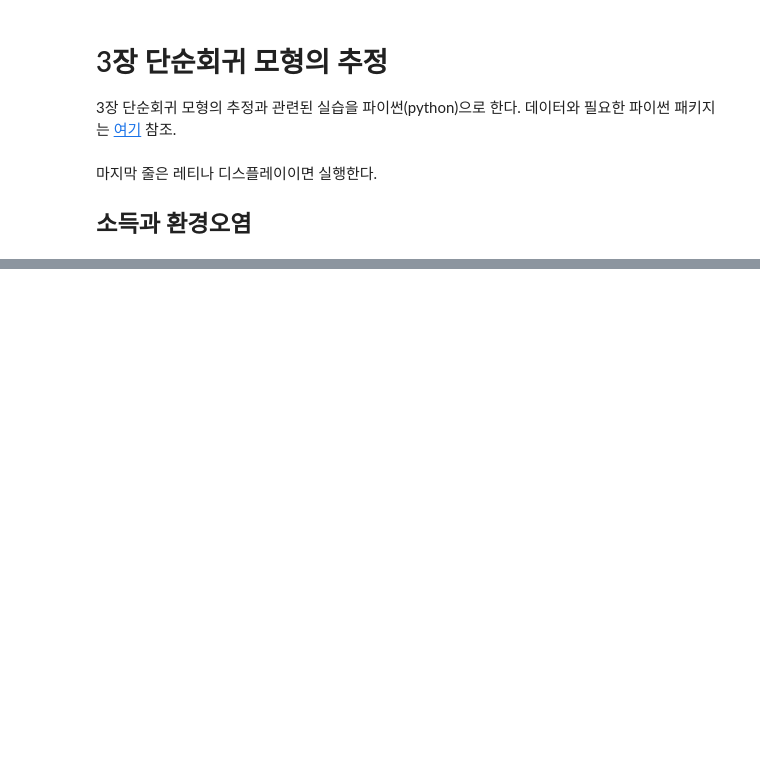
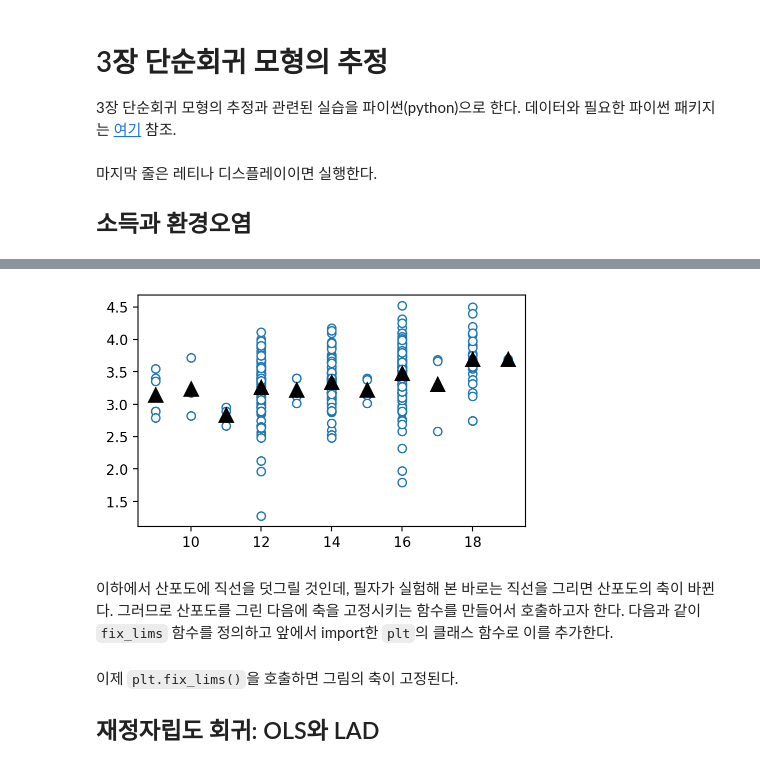
Before and after one commit to chan079/loebook, a Jupyter notebook: python/03.ipynb, the cells around one changed output, grey strips where cells are left out. Drawn from its saved outputs; the diff is of its cells as text; code cells hidden in the pictures; blank space fills up the shorter version.

```diff
--- a/python/03.ipynb
+++ b/python/03.ipynb
@@ -27,0 +54,4 @@ plt.show()
+# %%
+Klips2['lnlabinc'] = np.log(Klips2['labinc'])
+ave = Klips2[['educ','lnlabinc']].groupby(['educ']).mean(['lnlabinc']).reset_index()
+print(ave)
@@ -27,0 +71,9 @@ plt.show()
+# %%
+plt.figure(figsize=(5,3))
+plt.plot(Klips2.educ, Klips2.lnlabinc, 'o', mfc='w')
+plt.plot(ave['educ'], ave['lnlabinc'], '^', color='black', ms=10)
+plt.show()
+# %% [output]
+[figure, added]
+# %% [markdown]
+이하에서 산포도에 직선을 덧그릴 것인데, 필자가 실험해 본 바로는 직선을 그리면 산포도의 축이 바뀐다. 그러므로 산포도를 그린 다음에 축을 고정시키는 함수를 만들어서 호출하고자 한다. 다음과 같이 `fix_lims` 함수를 정의하고 앞에서 import한 `plt`의 클래스 함수로 이를 추가한다.
@@ -27,0 +93,4 @@ plt.show()
+# %% [markdown]
+이제 `plt.fix_lims()`을 호출하면 그림의 축이 고정된다.
+
+## 재정자립도 회귀: OLS와 LAD
```
Also changed, not shown: parts of 52 cells of this notebook, 3 other files.
